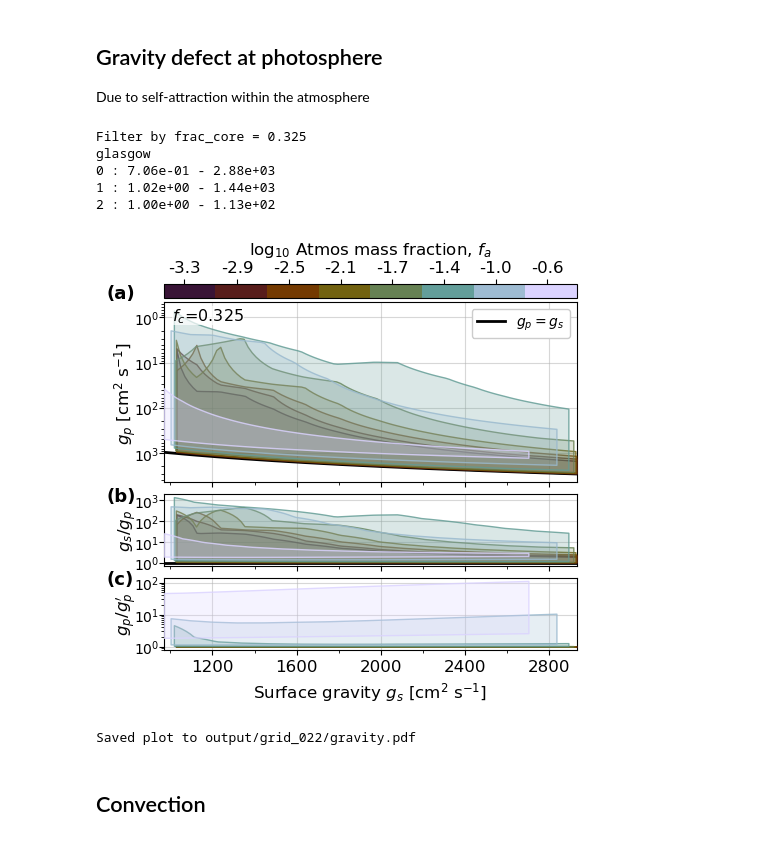
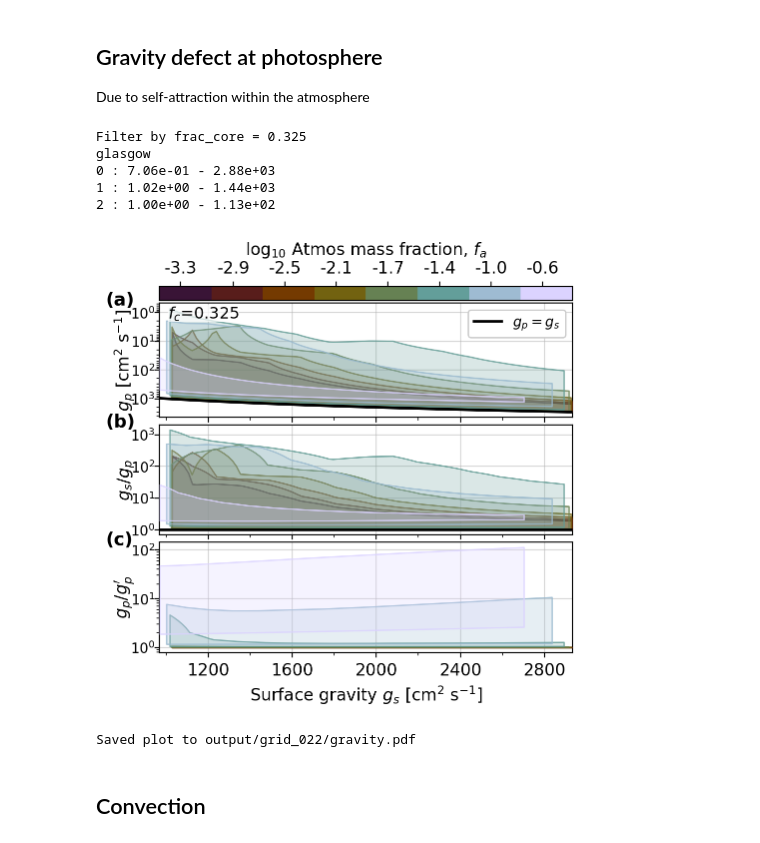
Before and after one commit to nichollsh/InferAGNI, a Jupyter notebook: notebooks/paper_grid.ipynb, the cells around one changed output. Saved outputs shown, nothing was run; the diff lists cells and outputs as text; code cells hidden in the pictures.

Commit message:
Plots

```diff
--- a/notebooks/paper_grid.ipynb
+++ b/notebooks/paper_grid.ipynb
@@ -1859,7 +1862,7 @@ def plot_gravity( controls=None, scatter=True):
             return False
 
 
-    fig, axs = plt.subplots(3,1, figsize=(5,5), sharex=True, height_ratios=(6,2,2))
+    fig, axs = plt.subplots(3,1, figsize=(5,5), sharex=True, height_ratios=(5,4,4))
     ax0 = axs[0]
     ax1 = axs[1]
     ax2 = axs[2]
@@ -1958,12 +1961,12 @@ def plot_gravity( controls=None, scatter=True):
     cb.set_ticklabels([f"{np.log10(v):.1f}" for v in np.unique(z)])
 
     xx = np.sort(x)
-    ax0.plot(xx,xx, color='k', lw=lw, label=r"$g_p=g_s$")
+    ax0.plot(xx,xx, color='k', lw=lw, label=r"$g_p=g_s$", zorder=9)
     ax0.legend(framealpha=1, fontsize=10, loc='upper right')
     ax0.set_xlim(xx[0], xx[-1])
 
     ax1.set_ylabel(r"$g_s/g_p$", labelpad=-4)
-    ax1.axhline(y=1, color='k', lw=lw, zorder=2, label=r"$g_p=g_s$")
+    ax1.axhline(y=1, color='k', lw=lw, zorder=9, label=r"$g_p=g_s$")
     ax1.set_yscale("log")
 
 
@@ -1984,35 +1987,35 @@ def plot_gravity( controls=None, scatter=True):
     axs[-1].set_xlabel(r"Surface gravity $g_s$ [cm$^2$ s$^{-1}$]")
     for i,ax in enumerate(axs):
         ax.grid(alpha=0.5, zorder=-2)
 
 
         ax.xaxis.set_major_locator(mpl.ticker.MultipleLocator(400))
         ax.xaxis.set_minor_locator(mpl.ticker.MultipleLocator(200))
 
         ax.tick_params(axis='y', labelsize=10, rotation=0, pad=-0.05)
         if i > 0:
             ax.yaxis.set_major_locator(mpl.ticker.LogLocator(numticks=4))
             # ax.yaxis.set_major_formatter(mpl.ticker.FormatStrFormatter("%.0f"))
 
-        fig.text(-0.14,1.1, f"({abc[i]})", transform=ax.transAxes,ha="left", va="top", fontsize=13, fontweight="bold")
+        fig.text(-0.13,1.1, f"({abc[i]})", transform=ax.transAxes,ha="left", va="top", fontsize=13, fontweight="bold")
 
 
     fig.tight_layout(h_pad=0.05)
     plt.show()
 
     fname = os.path.join(plots_dir,"gravity.pdf")
     fig.savefig(fname, dpi=DPI, bbox_inches='tight')
     print(f"Saved plot to {fname}")
 
 # plot_gravity(controls={"frac_core":0.325}, scatter=True)
 plot_gravity(controls={"frac_core":0.325}, scatter=False)
 # %% [output]
 Filter by frac_core = 0.325
 glasgow
 0 : 7.06e-01 - 2.88e+03
 1 : 1.02e+00 - 1.44e+03
 2 : 1.00e+00 - 1.13e+02
-[figure, old version]
+[figure, new version]
 Saved plot to output/grid_022/gravity.pdf
 # %% [markdown]
 ## Convection
```
Also changed, not shown: parts of 12 cells of this notebook.
